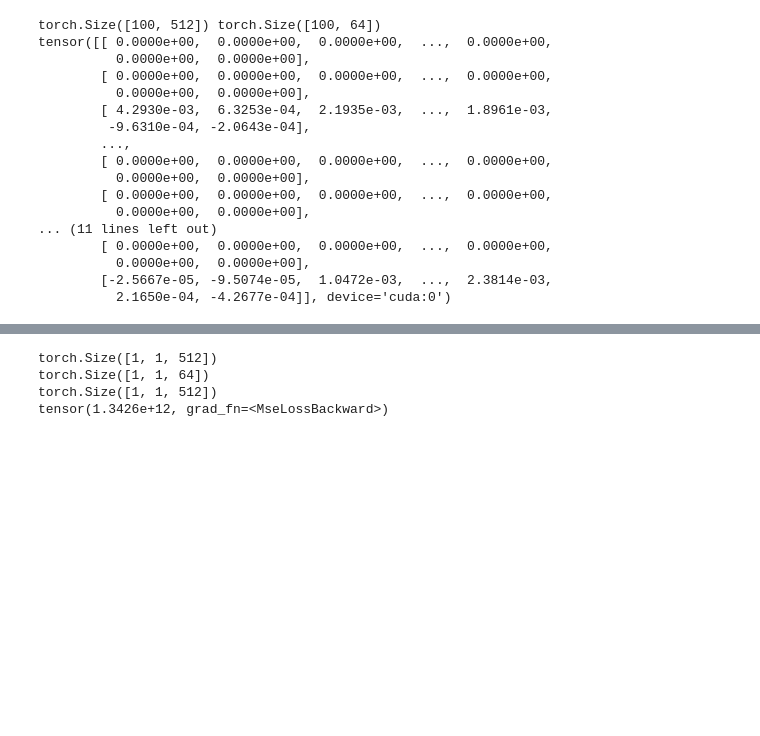
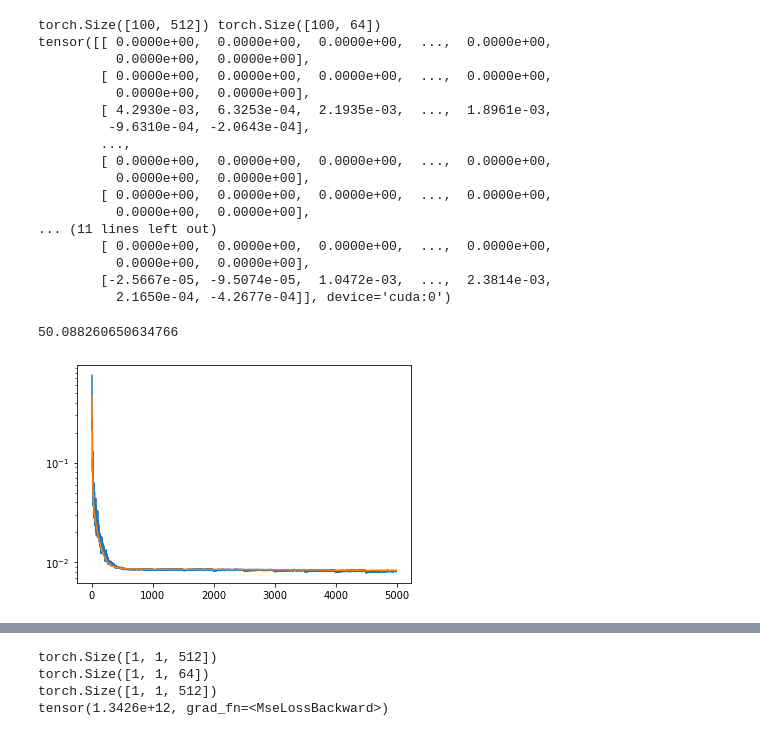
Before and after one commit to ElasticDuckCode/Complex-LISTA, a Jupyter notebook: ComplexLISTA.ipynb, the cells around one changed output, grey strips where cells are left out. Cells and saved outputs as stored; diff of their text form; code cells hidden in the pictures; blank space fills up the shorter version.

```diff
--- a/ComplexLISTA.ipynb
+++ b/ComplexLISTA.ipynb
@@ -400,9 +400,12 @@ for e in t:
         #print("Epoch: {}\t Batch: {}\t Training Loss: {}\t".format(e, i, training_losslist[idx]), end='\r')
 # %%
 print(training_losslist[0])
-plt.plot(training_losslist)
-plt.plot(testing_losslist)
+plt.semilogy(training_losslist[10:])
+plt.semilogy(testing_losslist[10:])
 torch.save(model.state_dict(), "weights.pt")
+# %% [output]
+50.088260650634766
+[figure, added]
 # %%
 ''' or load the weights '''
 #model.load_state_dict(torch.load("model_weights.pt", map_location=device))
```
Also changed, not shown: parts of 1 cell of this notebook.
